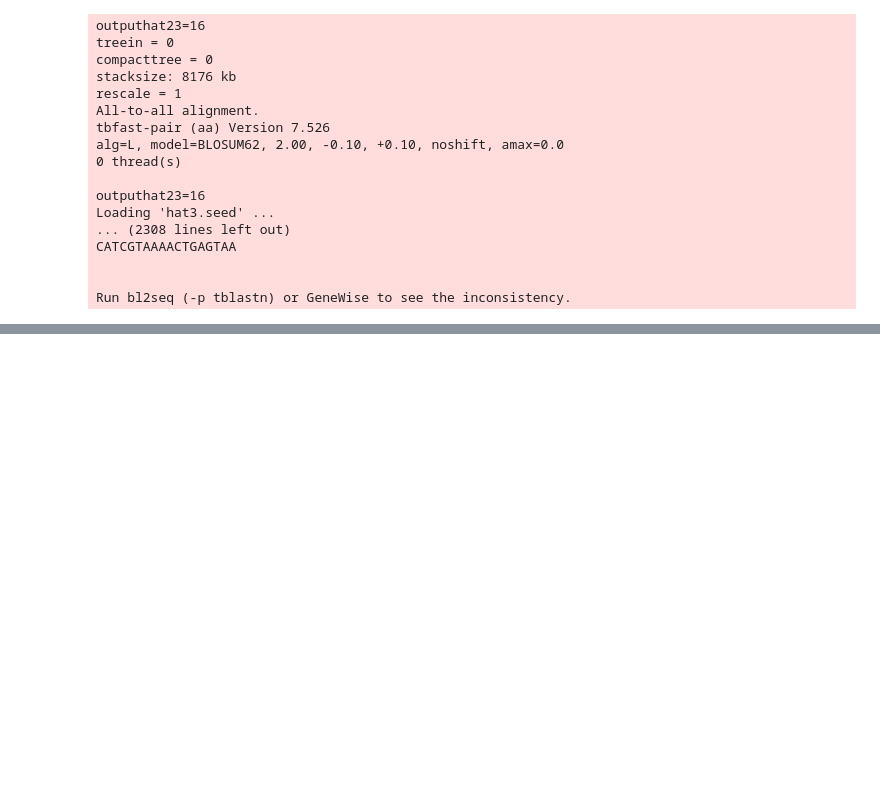
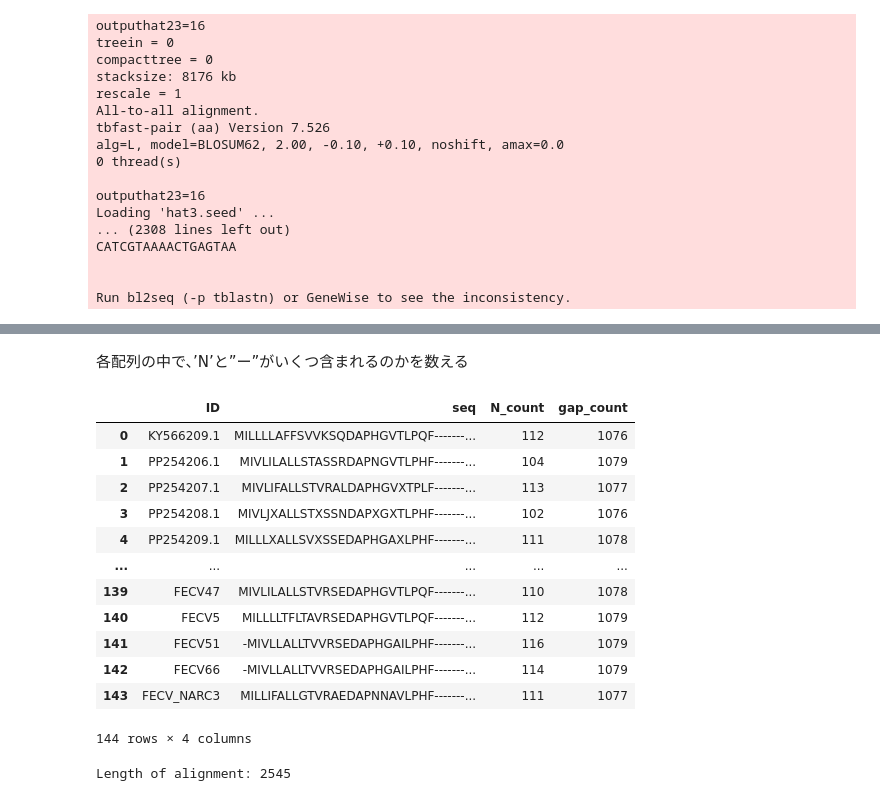
Before and after one commit to skawakubo/FCoV-evolution, a Jupyter notebook: FCoV_wg/250822/extractORF.ipynb, the cells around one changed output, grey strips where cells are left out. Saved outputs shown, nothing was run; the diff lists cells and outputs as text; code cells hidden in the pictures; blank space fills up the shorter version.

```diff
--- a/FCoV_wg/250822/extractORF.ipynb
+++ b/FCoV_wg/250822/extractORF.ipynb
@@ -191,0 +197,16 @@ Run bl2seq (-p tblastn) or GeneWise to see the inconsistency.
+# %%
+def fasta_to_dataframe(fasta_file):
+    ids = []
+    sequences = []
+    for record in SeqIO.parse(fasta_file, "fasta"):
+        ids.append(record.id)
+        sequences.append(str(record.seq))
+
+    df = pd.DataFrame({
+        "ID": ids,
+        "seq": sequences
+    })
+    return df
+# %%
+seq = fasta_to_dataframe("al_FCoV1_144comp_S_aa.fas")
+seq
@@ -191,0 +227,28 @@ Run bl2seq (-p tblastn) or GeneWise to see the inconsistency.
+# %% [markdown]
+各配列の中で、’N’と”ー”がいくつ含まれるのかを数える
+# %%
+# count how many 'N' and '-' in each seq and add as a new column
+seq["N_count"] = seq["seq"].str.count("N")
+seq["gap_count"] = seq["seq"].str.count("-")
+seq
+# %% [output]
+|  | ID | seq | N_count | gap_count |
+| 0 | KY566209.1 | MILLLLAFFSVVKSQDAPHGVTLPQF-------... | 112 | 1076 |
+| 1 | PP254206.1 | MIVLILALLSTASSRDAPNGVTLPHF-------... | 104 | 1079 |
+| 2 | PP254207.1 | MIVLIFALLSTVRALDAPHGVXTPLF-------... | 113 | 1077 |
+| 3 | PP254208.1 | MIVLJXALLSTXSSNDAPXGXTLPHF-------... | 102 | 1076 |
+| 4 | PP254209.1 | MILLLXALLSVXSSEDAPHGAXLPHF-------... | 111 | 1078 |
+| ... | ... | ... | ... | ... |
+| 139 | FECV47 | MIVLILALLSTVRSEDAPHGVTLPQF-------... | 110 | 1078 |
+| 140 | FECV5 | MILLLLTFLTAVRSEDAPHGVTLPQF-------... | 112 | 1079 |
+| 141 | FECV51 | -MIVLLALLTVVRSEDAPHGAILPHF-------... | 116 | 1079 |
+| 142 | FECV66 | -MIVLLALLTVVRSEDAPHGAILPHF-------... | 114 | 1079 |
+| 143 | FECV_NARC3 | MILLIFALLGTVRAEDAPNNAVLPHF-------... | 111 | 1077 |
+144 rows × 4 columns
+# %%
+# アライメントの長さを取得
+# length of seq alignment
+length_of_alignment = seq["seq"].str.len().iloc[0] # 最後の.iloc[0]は、一番最初の行っていう意味。今回の場合は、アライメント後の配列で、全ての配列長は同じなので、どれか一つを取れば良い
+print(f"Length of alignment: {length_of_alignment}")
+# %% [output]
+Length of alignment: 2545
```
Also changed, not shown: parts of 7 cells of this notebook.
